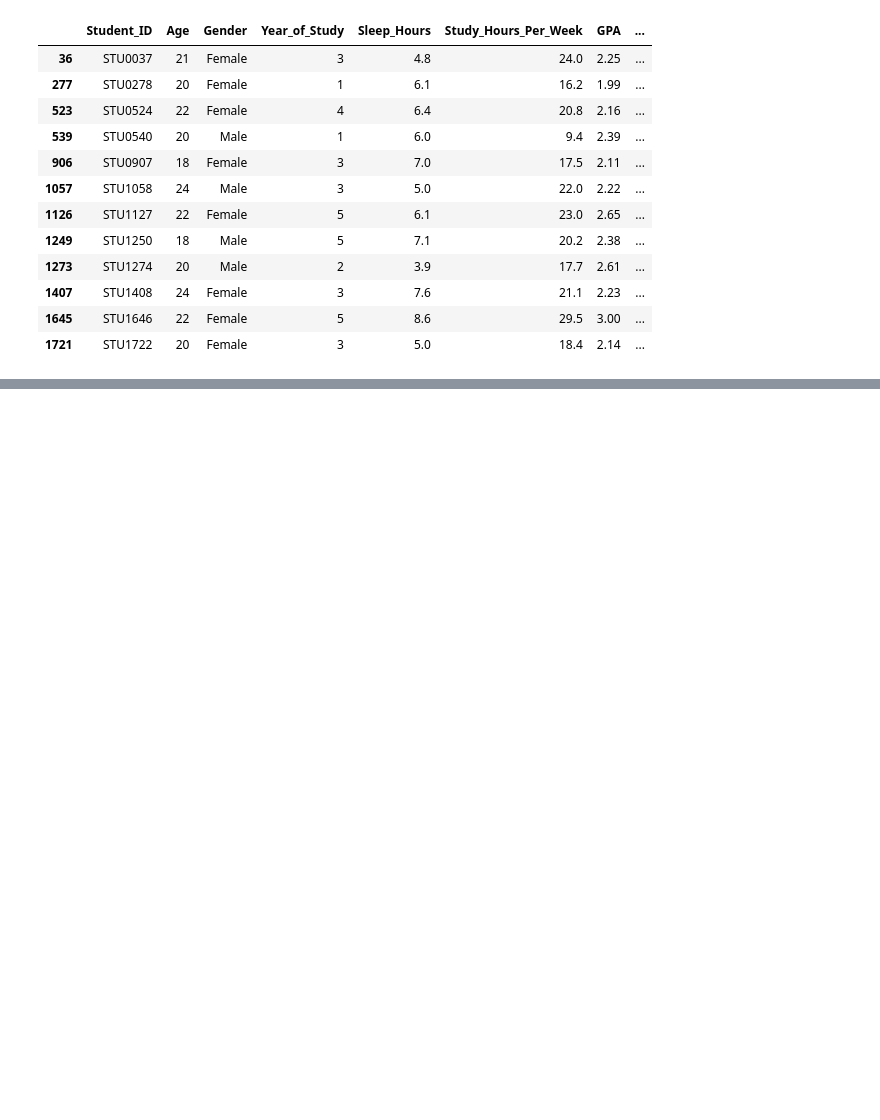
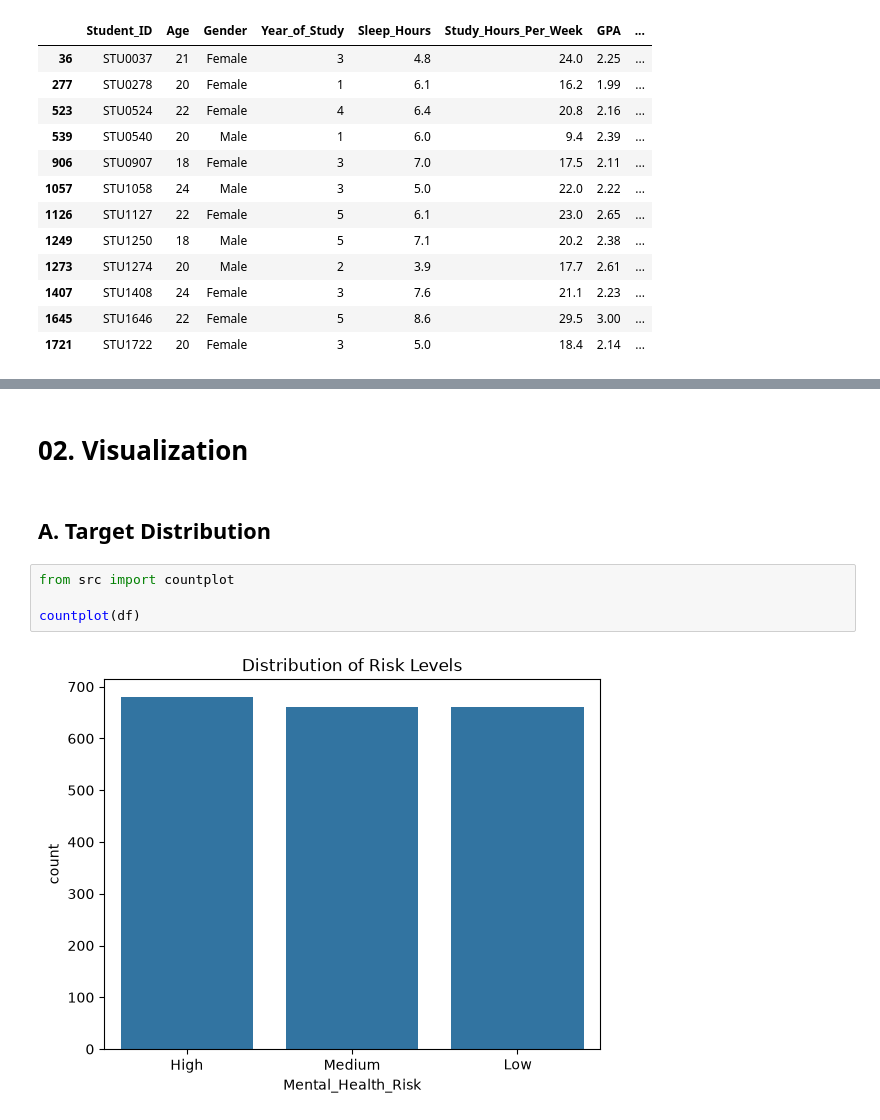
Before and after one commit to 4db444/Mental-health, a Jupyter notebook: notebooks/01_EDA.ipynb, the cells around one changed output, grey strips where cells are left out. Drawn from its saved outputs; the diff is of its cells as text; blank space fills up the shorter version.

```diff
--- a/notebooks/01_EDA.ipynb
+++ b/notebooks/01_EDA.ipynb
@@ -227,0 +334,10 @@ Lower bound 65.75
+# %% [markdown]
+# 02. Visualization
+# %% [markdown]
+## A. Target Distribution
+# %%
+from src import countplot
+
+countplot(df)
+# %% [output]
+[figure, added]
```
Also changed, not shown: parts of 11 cells of this notebook, 58 other files.
